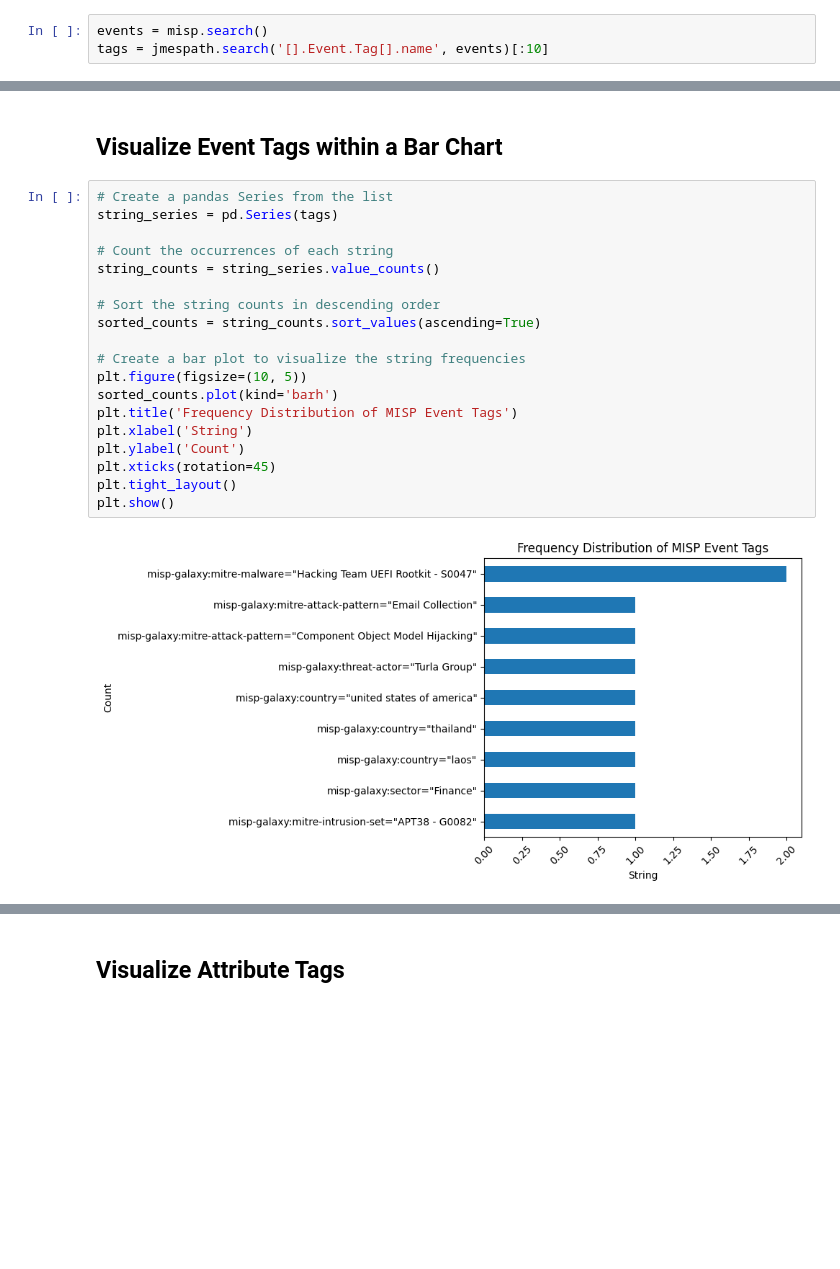
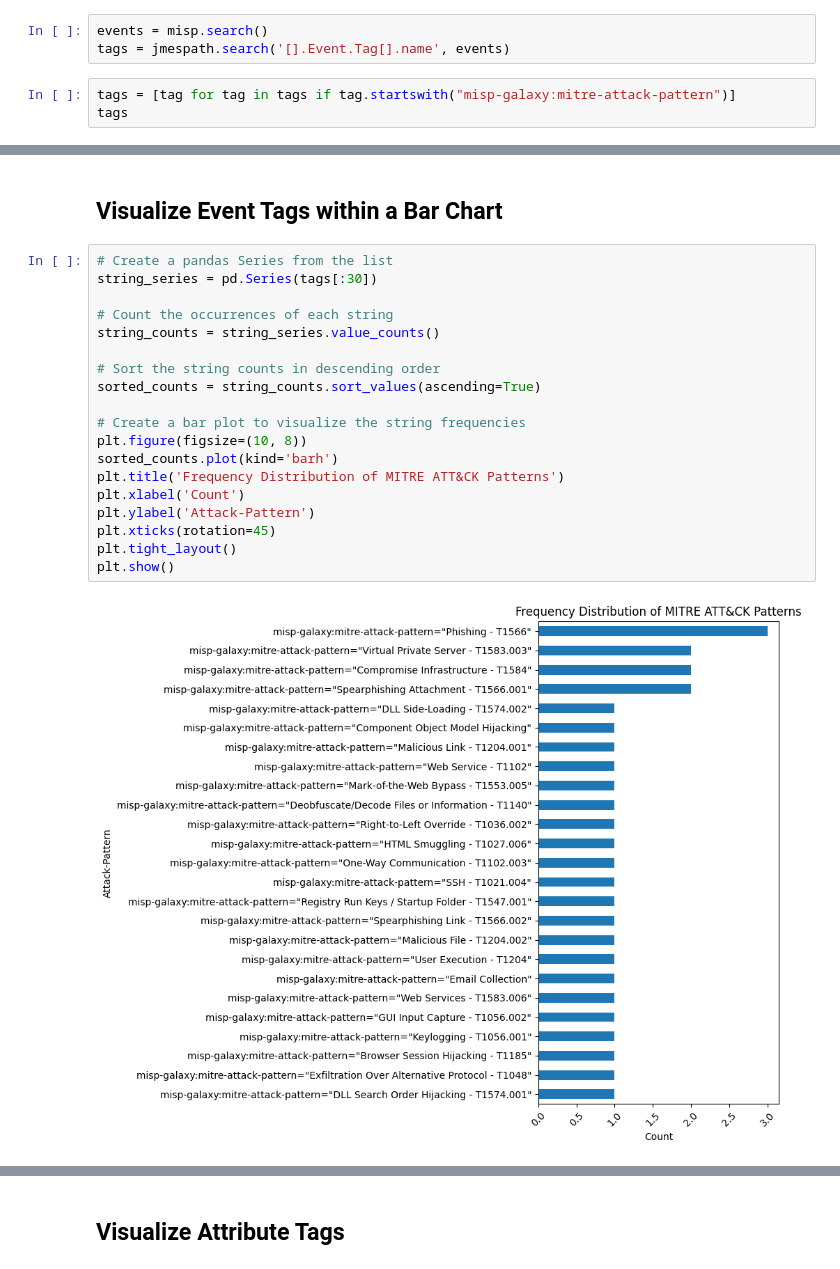
Before and after one commit to 3697503/CTI-Automation-Platform, a Jupyter notebook: jupyter-analysis/misp_metrics.ipynb, the cells around one changed output, grey strips where cells are left out. Drawn from its saved outputs; the diff is of its cells as text; blank space fills up the shorter version.

```diff
--- a/jupyter-analysis/misp_metrics.ipynb
+++ b/jupyter-analysis/misp_metrics.ipynb
@@ -21,4 +21,7 @@ The version of PyMISP recommended by the MISP instance (2.4.171) is newer than t
 ## Get Events from MISP Database
 # %%
 events = misp.search()
-tags = jmespath.search('[].Event.Tag[].name', events)[:10]
+tags = jmespath.search('[].Event.Tag[].name', events)
+# %%
+tags = [tag for tag in tags if tag.startswith("misp-galaxy:mitre-attack-pattern")]
+tags
@@ -26,22 +47,22 @@ tags = jmespath.search('[].Event.Tag[].name', events)[:10]
 ## Visualize Event Tags within a Bar Chart
 # %%
 # Create a pandas Series from the list
-string_series = pd.Series(tags)
+string_series = pd.Series(tags[:30])
 
 # Count the occurrences of each string
 string_counts = string_series.value_counts()
 
 # Sort the string counts in descending order
 sorted_counts = string_counts.sort_values(ascending=True)
 
 # Create a bar plot to visualize the string frequencies
-plt.figure(figsize=(10, 5))
+plt.figure(figsize=(10, 8))
 sorted_counts.plot(kind='barh')
-plt.title('Frequency Distribution of MISP Event Tags')
-plt.xlabel('String')
-plt.ylabel('Count')
+plt.title('Frequency Distribution of MITRE ATT&CK Patterns')
+plt.xlabel('Count')
+plt.ylabel('Attack-Pattern')
 plt.xticks(rotation=45)
 plt.tight_layout()
 plt.show()
 # %% [output]
-[figure, old version]
+[figure, new version]
```
Also changed, not shown: parts of 7 cells of this notebook, 9 other files.
